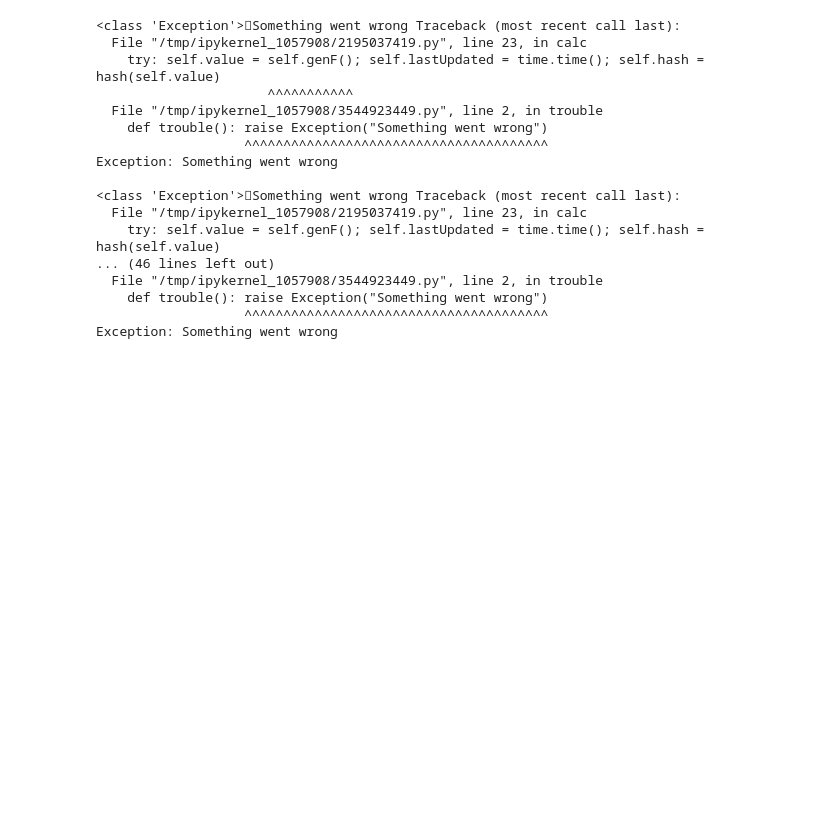
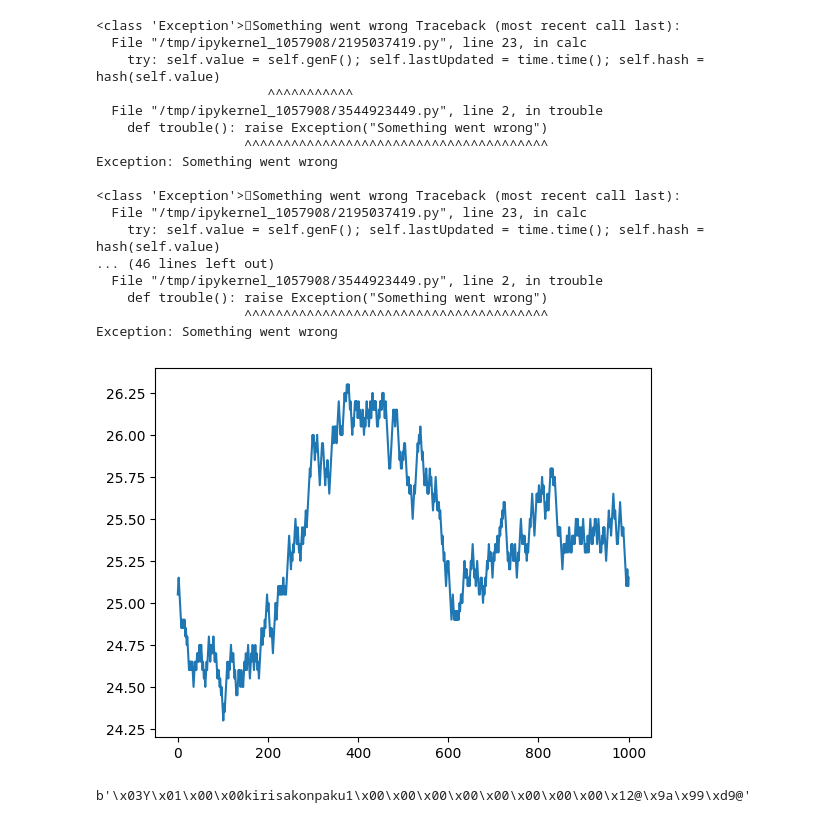
Before and after one commit to 157239n/k1lib, a Jupyter notebook: k1lib/_baseClasses.ipynb, the cells around one changed output. Saved outputs shown, nothing was run; the diff lists cells and outputs as text; code cells hidden in the pictures; blank space fills up the shorter version.

```diff
--- a/k1lib/_baseClasses.ipynb
+++ b/k1lib/_baseClasses.ipynb
@@ -516,3 +544,5 @@ assert [x for x,y in zip(AutoIncrement.unicode_pua(), range(10))] == ['\ue000',
+# %%
+a = ConfinedAutoIncrement(4); assert a() == 1; assert a() == 2; assert a() == 3; a.remove(2); assert a() == 0; assert a() == 2
 # %%
 #export
 class Wrapper:
@@ -1477,0 +1552,33 @@ Exception: Something went wrong
+# %%
+processed = []
+def processF(xs): processed.extend(xs[3:]); return xs[:3]
+a = Aggregate(processF, 3)
+for i in range(10): a.append(i); time.sleep(1)
+assert processed == [3, 4, 5, 6, 7, 8]; time.sleep(3); assert processed == [3, 4, 5, 6, 7, 8, 9]
+# %%
+#export
+class Perlin:
+    def __init__(self, mean, std, step=0.1, guide=10):
+        """Generates random-looking noise that might look like it
+came from sensor data. Example::
+
+    k1.Perlin(25, 5, 0.01) | head(1000) | deref() | aS(plt.plot) # generates list[float] of length 1000 and plots it out
+    a = k1.Perlin(25, 5, 0.01); [a(), a(), a()]                  # samples it sequentially, returns list[float]
+"""
+        self.mean = mean; self.std = std; self.step = step; self.guide = guide; self.it = iter(self)
+    def __call__(self): return next(self.it)
+    def __iter__(self):
+        mean = self.mean; std = self.std; step = self.step; guide = self.guide; v = mean
+        while True:
+            r = (v - (mean-std))/(2*std)
+            if guide*(random.random()-0.5)+0.5 < r: v -= std*step
+            else: v += std*step
+            self.v = v; yield v
+# %%
+import matplotlib.pyplot as plt; data = []
+for i, x in enumerate(Perlin(25, 5, 0.01)):
+    if i > 1000: break
+    data.append(x)
+plt.plot(data);
+# %% [output]
+[figure, added]
@@ -1477,0 +1822,4 @@ Exception: Something went wrong
+# %%
+s._toBytes()
+# %% [output]
+b'\x03Y\x01\x00\x00kirisakonpaku1\x00\x00\x00\x00\x00\x00\x00\x00\x12@\x9a\x99\xd9@'
```
Also changed, not shown: parts of 19 cells of this notebook, 53 other files.
